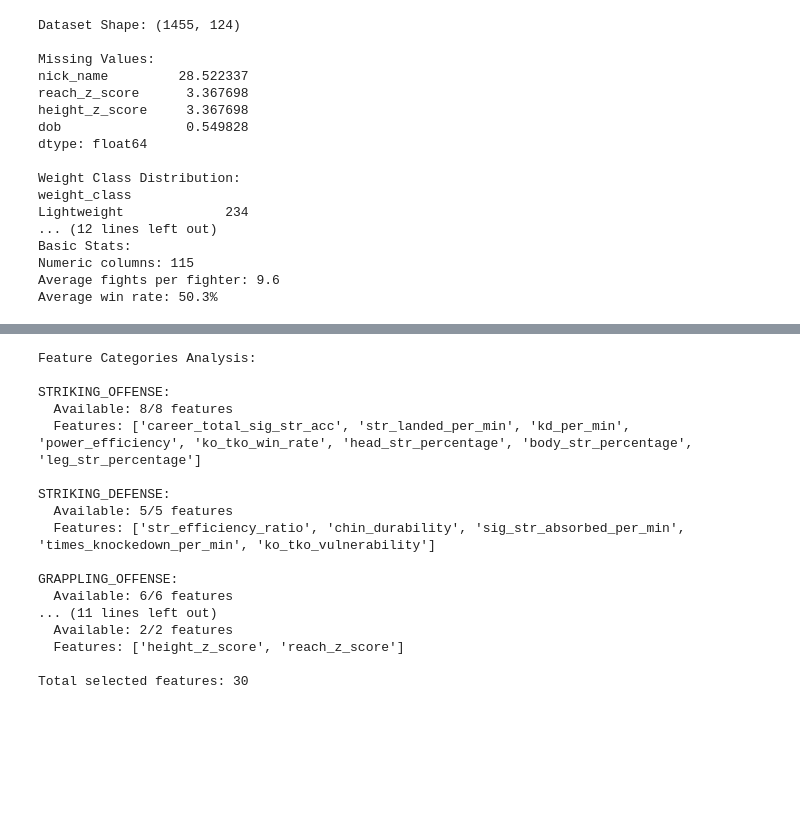
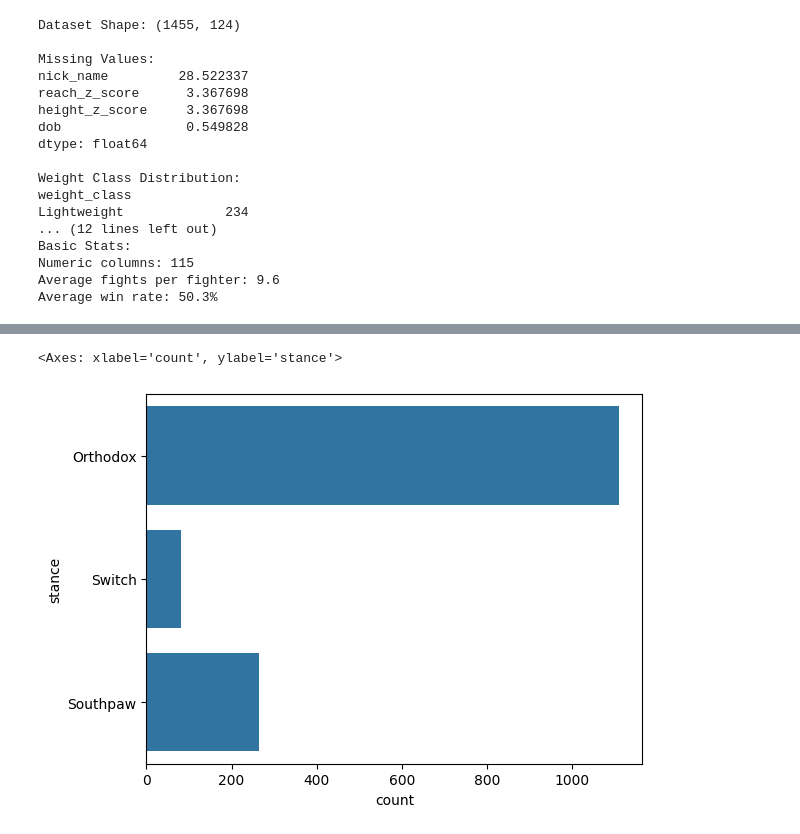
Before and after one commit to sgracia19/UFC_Fighter_Segmentation, a Jupyter notebook: notebooks/03_Clustering.ipynb, the cells around one changed output, grey strips where cells are left out. Cells and saved outputs as stored; diff of their text form; code cells hidden in the pictures; blank space fills up the shorter version.

```diff
--- a/notebooks/03_Clustering.ipynb
+++ b/notebooks/03_Clustering.ipynb
@@ -74,5 +89,5 @@ Average win rate: 50.3%
 # %%
-# Define meaningful feature groups - MODIFY THESE based on what you find interesting
+# Define meaningful feature groups
 feature_categories = {
     'striking_offense': [
         'career_total_sig_str_acc', 'str_landed_per_min', 'kd_per_min',
@@ -104,38 +119,8 @@ feature_categories = {
         'height_z_score', 'reach_z_score'
     ]
 }
-
-# Check which features are available
-print("Feature Categories Analysis:")
-all_selected = []
-for category, features in feature_categories.items():
-    available = [f for f in features if f in fighters.columns]
-    missing = set(features) - set(available)
-    all_selected.extend(available)
-
-    print(f"\n{category.upper()}:")
-    print(f"  Available: {len(available)}/{len(features)} features")
-    if available:
-        print(f"  Features: {available}")
-    if missing:
-        print(f"  Missing: {missing}")
-
-print(f"\nTotal selected features: {len(all_selected)}")
-# %% [output]
-Feature Categories Analysis:
-
-STRIKING_OFFENSE:
-  Available: 8/8 features
-  Features: ['career_total_sig_str_acc', 'str_landed_per_min', 'kd_per_min', 'power_efficiency', 'ko_tko_win_rate', 'head_str_percentage', 'body_str_percentage', 'leg_str_percentage']
-
-STRIKING_DEFENSE:
-  Available: 5/5 features
-  Features: ['str_efficiency_ratio', 'chin_durability', 'sig_str_absorbed_per_min', 'times_knockedown_per_min', 'ko_tko_vulnerability']
-
-GRAPPLING_OFFENSE:
-  Available: 6/6 features
-... (11 lines left out)
-  Available: 2/2 features
-  Features: ['height_z_score', 'reach_z_score']
-
-Total selected features: 30
+# %%
+sns.countplot(fighters['stance'])
+# %% [output]
+<Axes: xlabel='count', ylabel='stance'>
+[figure, added]
```
Also changed, not shown: parts of 17 cells of this notebook.
